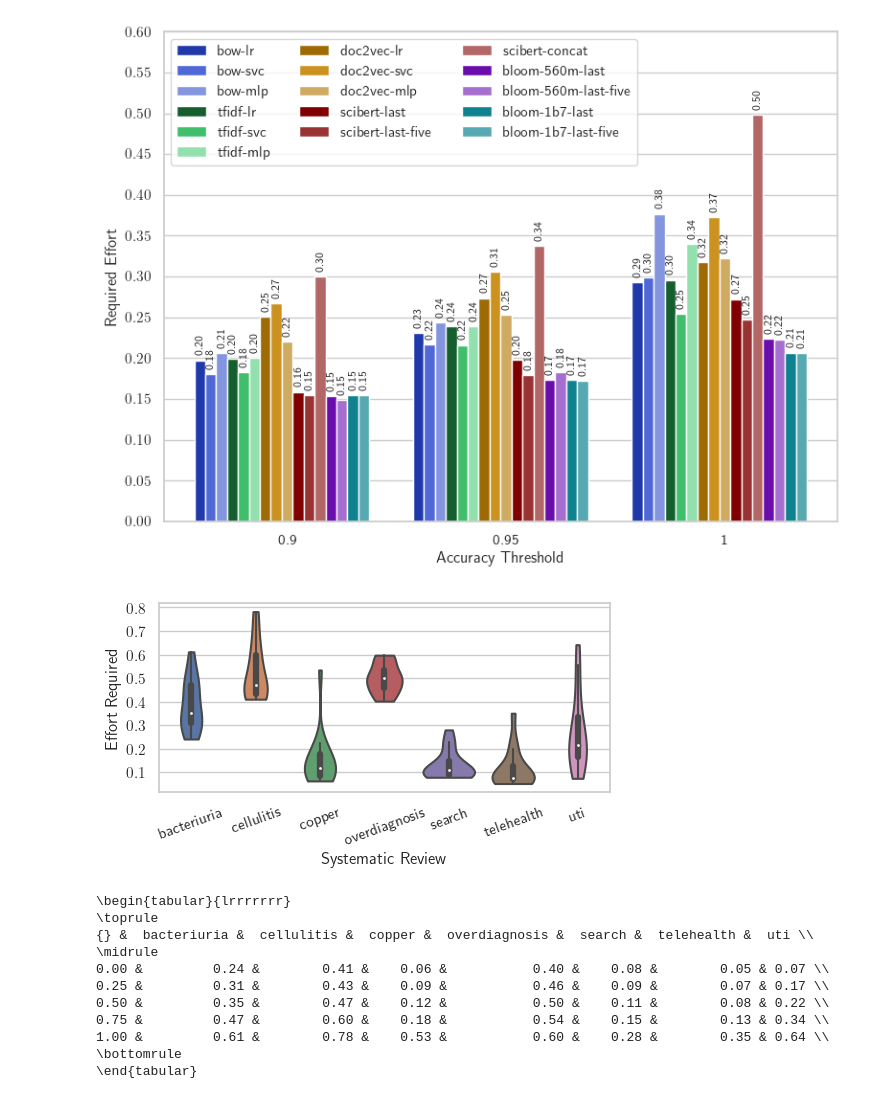
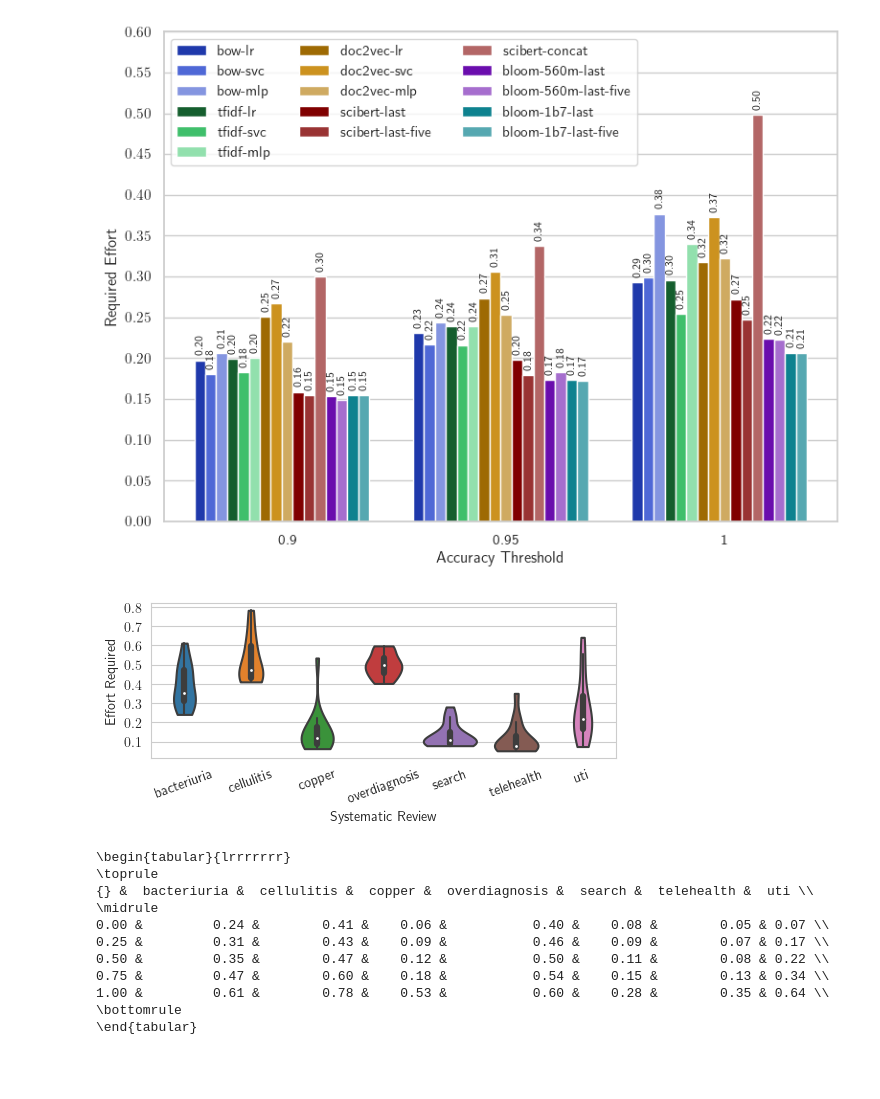
Before and after one commit to connorf25/automated-screening, a Jupyter notebook: stats-analysis.ipynb, the cells around one changed output. Drawn from its saved outputs; the diff is of its cells as text; code cells hidden in the pictures; blank space fills up the shorter version.

```diff
--- a/stats-analysis.ipynb
+++ b/stats-analysis.ipynb
@@ -118,0 +164,18 @@ def effort_accuracy_plot(name, method, show_all=True, plot=plt):
+# %%
+df = prepare_dataframe()
+
+fig = plt.figure()
+sns.set_style("whitegrid")
+ax =sns.boxplot(data=df, x="dataset", y="value")
+
+ax.yaxis.set_major_locator(MultipleLocator(0.05))
+
+plt.xlabel("Systematic Review")
+ax.tick_params(axis='x', labelrotation = 20)
+plt.ylabel("Effort Required")
+
+fig.set_size_inches(w=5.39749, h=4)
+fig.tight_layout()
+
+# plt.savefig('../honours/thesis/Figures/bloom-1b7-box.pgf')
+plt.show()
@@ -118,0 +184,14 @@ def effort_accuracy_plot(name, method, show_all=True, plot=plt):
+# %%
+df = prepare_dataframe()
+
+fig = plt.figure()
+sns.set_style("whitegrid")
+ax = sns.histplot(data=df, x="value", binwidth=0.01)
+
+plt.xlabel("Effort Required")
+
+fig.set_size_inches(w=5.39749, h=2.5)
+fig.tight_layout()
+
+# plt.savefig('../honours/thesis/Figures/bloom-1b7-dist.pgf')
+plt.show()
@@ -330,35 +411,35 @@ for dataset in datasets:
     efforts = []
     for model in model_names:
         efforts.append(get_effort(dataset, model, 1.0))
     df_datasets[dataset] = efforts
 
 df_datasets["model_name"] = model_names
 df_datasets.head(20)
 
 df_datasets = pd.melt(df_datasets, id_vars="model_name", value_vars=datasets, var_name="dataset")
 df_datasets.head()
 
 fig = plt.figure()
 sns.set_style("whitegrid")
 ax =sns.violinplot(data=df_datasets, x="dataset", y="value", cut=0)
 
 ax.yaxis.set_major_locator(MultipleLocator(0.1))
 # ax.yaxis.set_major_formatter('{x:.0f}')
 
 # For the minor ticks, use no labels; default NullFormatter.
 ax.yaxis.set_minor_locator(MultipleLocator(0.05))
 
 plt.xlabel("Systematic Review")
 ax.tick_params(axis='x', labelrotation = 20)
 plt.ylabel("Effort Required")
 
-fig.set_size_inches(w=5.39749, h=3)
+fig.set_size_inches(w=5.39749, h=2.5)
 fig.tight_layout()
 
 # plt.savefig('../honours/thesis/Figures/effort-systematic-reviews.pgf')
 plt.show()
 # %% [output]
-[figure, old version]
+[figure, new version]
 # %%
 df_datasets = pd.DataFrame()
 
```
Also changed, not shown: parts of 5 cells of this notebook.
